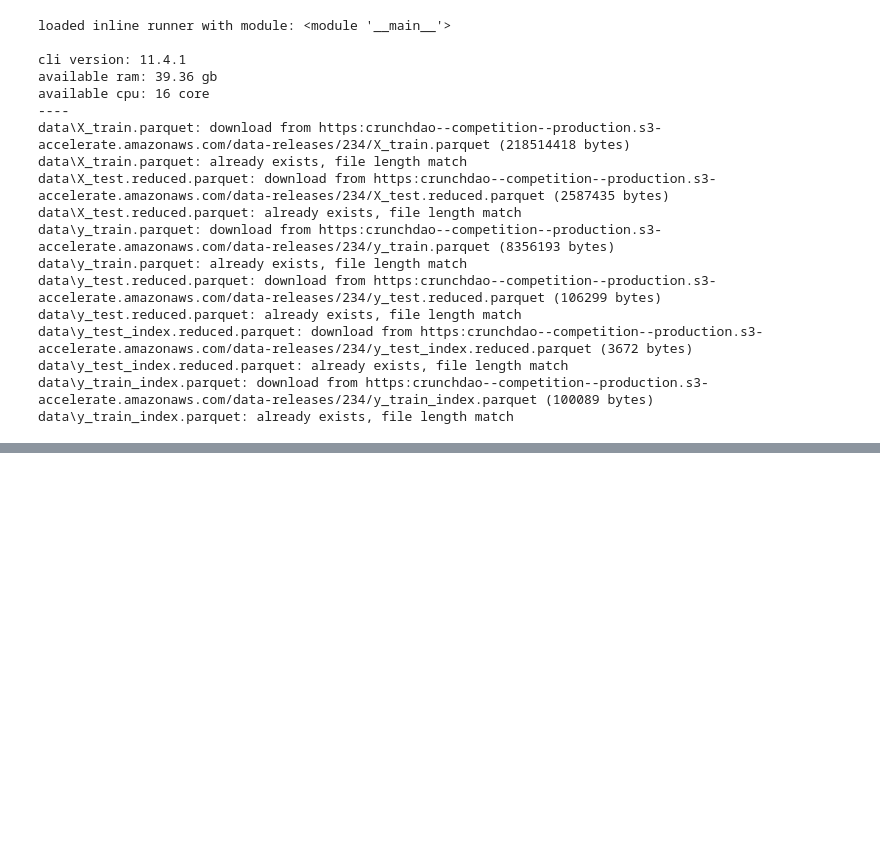
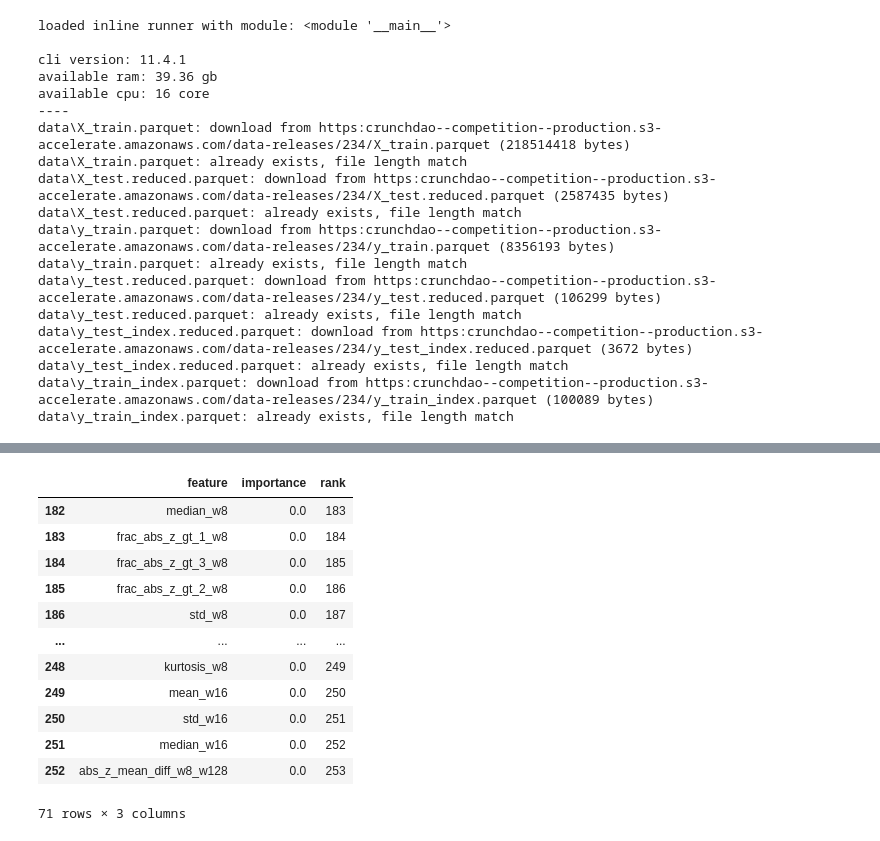
Before and after one commit to DiegoSilvaFR/Stream-Anomaly-Detection, a Jupyter notebook: make_feats.ipynb, the cells around one changed output, grey strips where cells are left out. Drawn from its saved outputs; the diff is of its cells as text; code cells hidden in the pictures; blank space fills up the shorter version.

```diff
--- a/make_feats.ipynb
+++ b/make_feats.ipynb
@@ -46,0 +119,16 @@ df
+# %%
+importance_df[importance_df.importance  == 0]
+# %% [output]
+|  | feature | importance | rank |
+| 182 | median_w8 | 0.0 | 183 |
+| 183 | frac_abs_z_gt_1_w8 | 0.0 | 184 |
+| 184 | frac_abs_z_gt_3_w8 | 0.0 | 185 |
+| 185 | frac_abs_z_gt_2_w8 | 0.0 | 186 |
+| 186 | std_w8 | 0.0 | 187 |
+| ... | ... | ... | ... |
+| 248 | kurtosis_w8 | 0.0 | 249 |
+| 249 | mean_w16 | 0.0 | 250 |
+| 250 | std_w16 | 0.0 | 251 |
+| 251 | median_w16 | 0.0 | 252 |
+| 252 | abs_z_mean_diff_w8_w128 | 0.0 | 253 |
+71 rows × 3 columns
```
Also changed, not shown: parts of 8 cells of this notebook, 1 other file.
